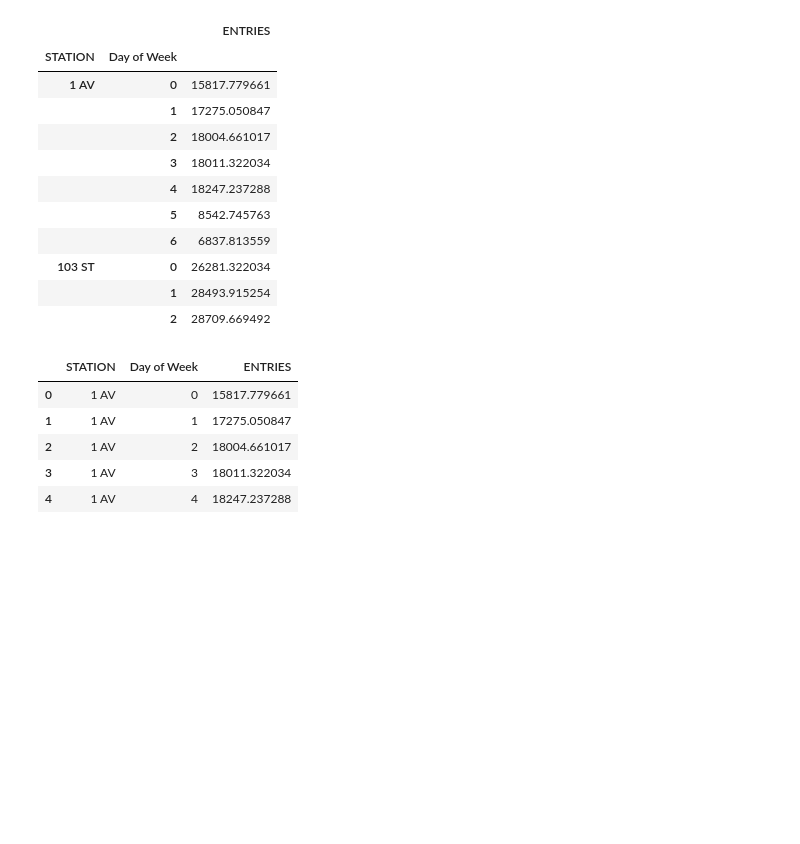
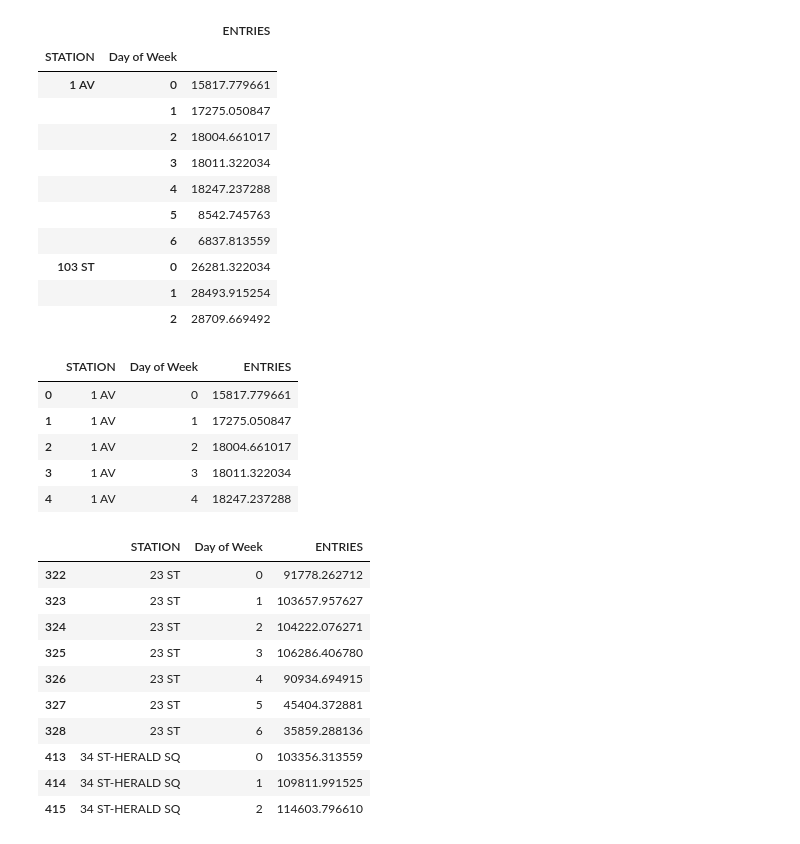
Before and after one commit to alexmuhr/metis_project_1, a Jupyter notebook: Project1_Master.ipynb, the cells around one changed output. Drawn from its saved outputs; the diff is of its cells as text; code cells hidden in the pictures; blank space fills up the shorter version.

```diff
--- a/Project1_Master.ipynb
+++ b/Project1_Master.ipynb
@@ -263,0 +273,14 @@ daily_means_weekly.head()
+# %%
+top_5_stations.head(10)
+# %% [output]
+|  | STATION | Day of Week | ENTRIES |
+| 322 | 23 ST | 0 | 91778.262712 |
+| 323 | 23 ST | 1 | 103657.957627 |
+| 324 | 23 ST | 2 | 104222.076271 |
+| 325 | 23 ST | 3 | 106286.406780 |
+| 326 | 23 ST | 4 | 90934.694915 |
+| 327 | 23 ST | 5 | 45404.372881 |
+| 328 | 23 ST | 6 | 35859.288136 |
+| 413 | 34 ST-HERALD SQ | 0 | 103356.313559 |
+| 414 | 34 ST-HERALD SQ | 1 | 109811.991525 |
+| 415 | 34 ST-HERALD SQ | 2 | 114603.796610 |
```
Also changed, not shown: parts of 5 cells of this notebook.
